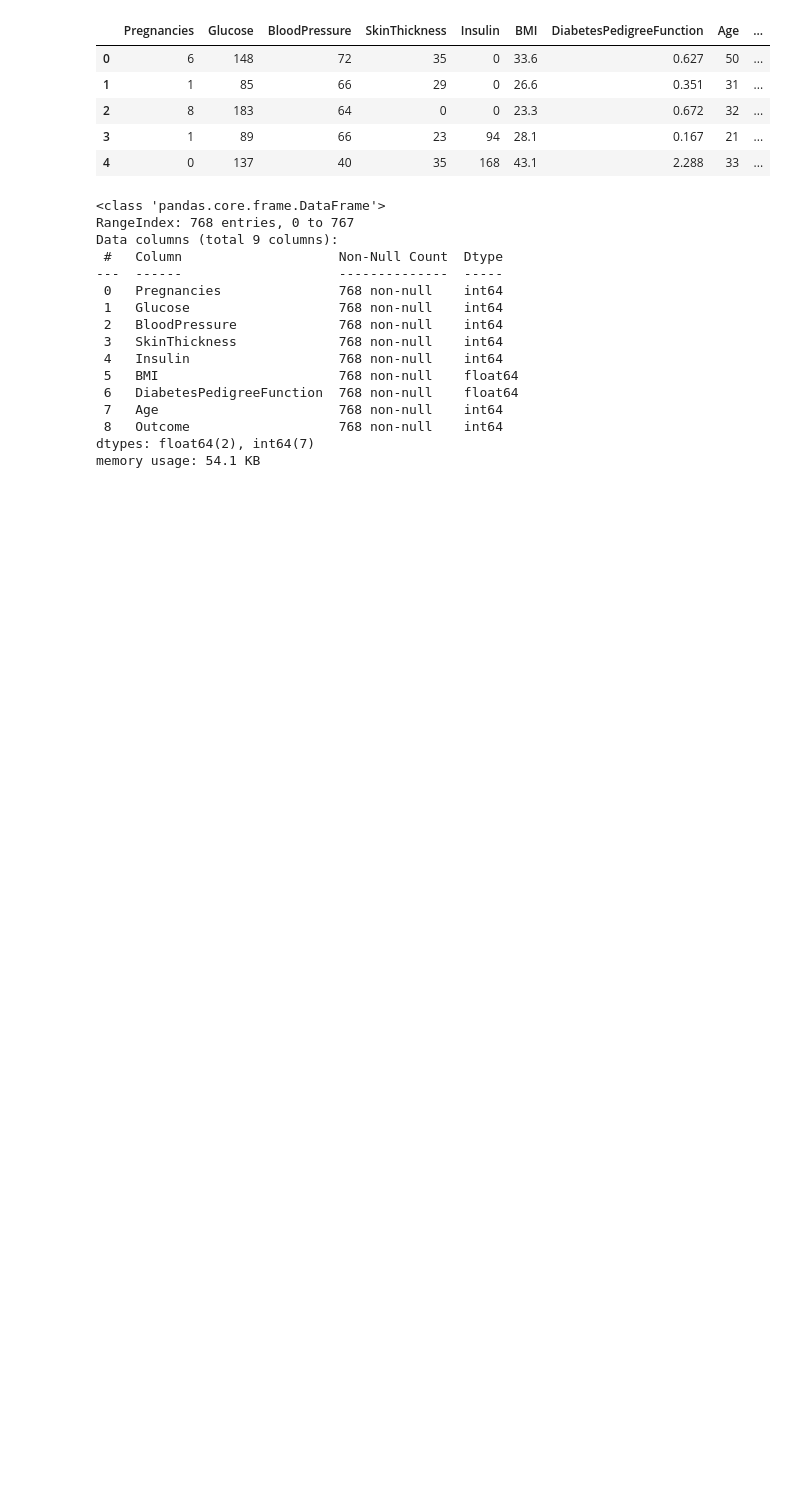
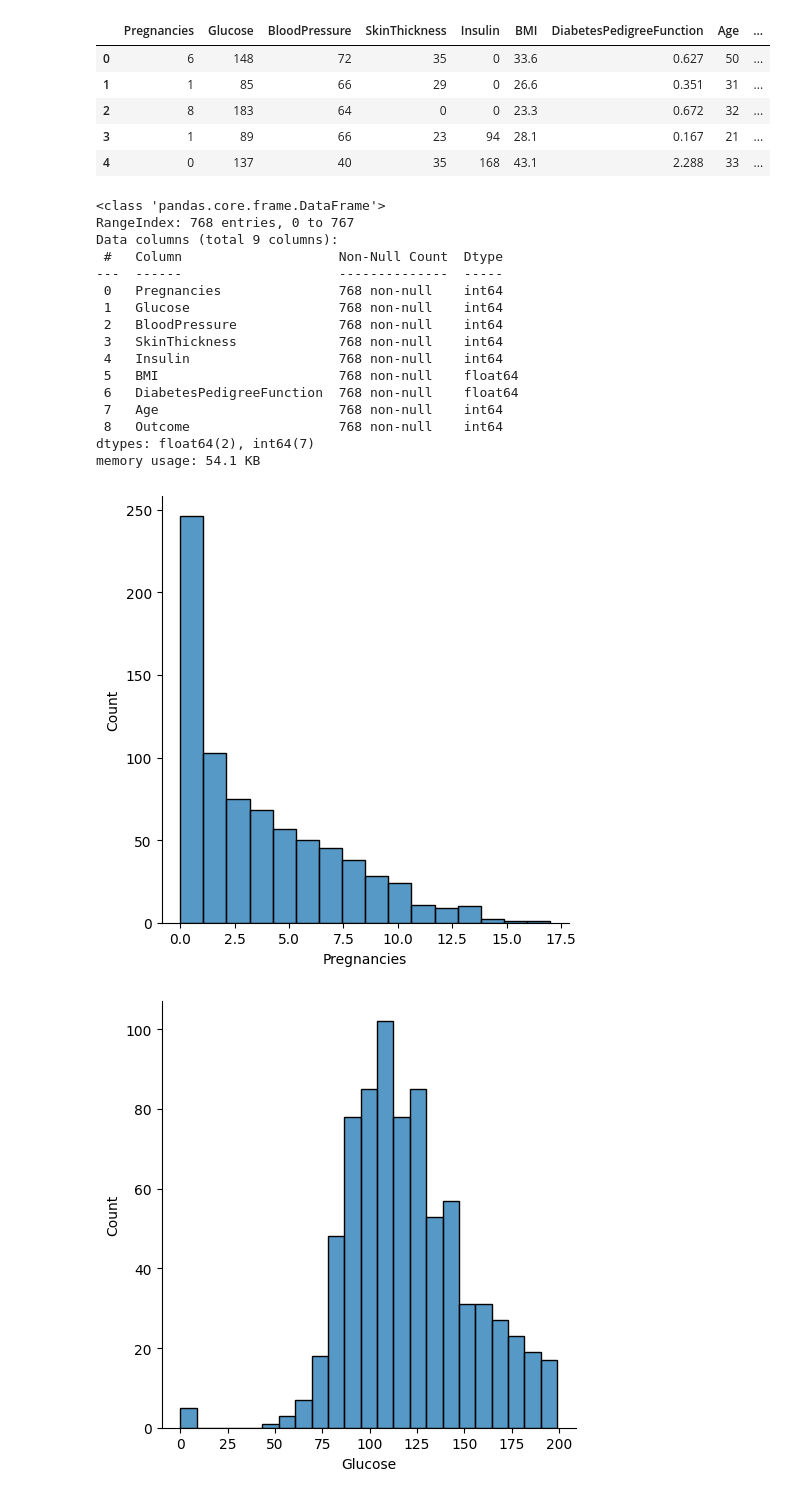
Before and after one commit to sabhashanki/Diabetes_Prediction, a Jupyter notebook: diabetes.ipynb, the cells around one changed output. Drawn from its saved outputs; the diff is of its cells as text; code cells hidden in the pictures; blank space fills up the shorter version.

```diff
--- a/diabetes.ipynb
+++ b/diabetes.ipynb
@@ -35,3 +35,11 @@ Data columns (total 9 columns):
  8   Outcome                   768 non-null    int64
 dtypes: float64(2), int64(7)
 memory usage: 54.1 KB
+# %%
+df_columns = df.columns
+for i in df_columns:
+    p = sns.displot(df[i])
+    plt.show()
+# %% [output]
+[figure, added]
+[figure, added]
```
Also changed, not shown: parts of 31 cells of this notebook, 1 other file.
